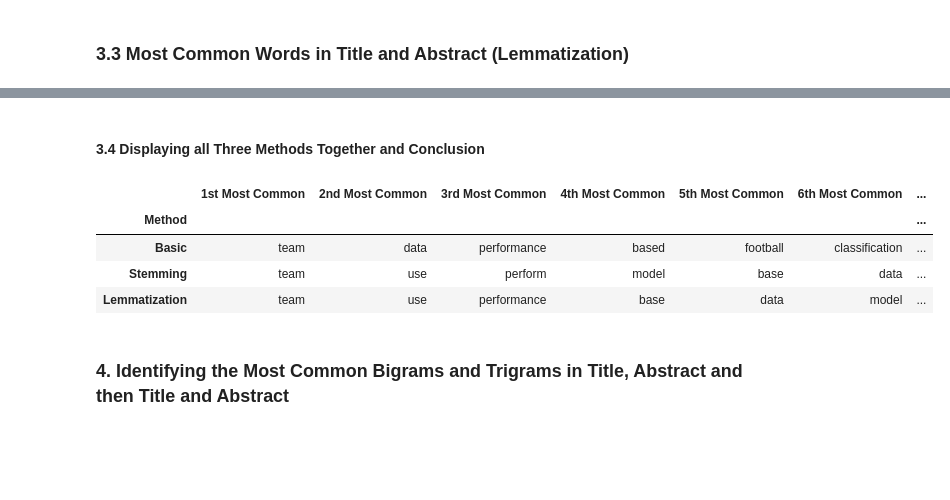
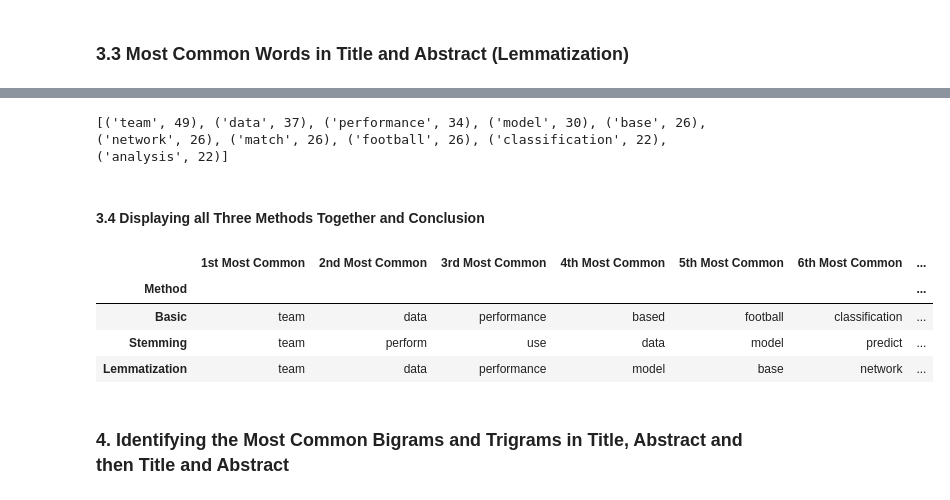
Before and after one commit to Matt17BR/ml4ds2324_topic_modeling, a Jupyter notebook: scripts/topic_modeling.ipynb, the cells around one changed output, grey strips where cells are left out. Drawn from its saved outputs; the diff is of its cells as text; code cells hidden in the pictures; blank space fills up the shorter version.

```diff
--- a/scripts/topic_modeling.ipynb
+++ b/scripts/topic_modeling.ipynb
@@ -429,41 +272,24 @@ print(most_common_words_lemm_TA)
+# %%
+#Preprocessing the abstracts and counting
+cleaned_texts = lemma_preproc(combined_texts)
+word_counts = Counter(cleaned_texts)
+words_lemm_TA = word_counts.most_common(10)
+
+print(words_lemm_TA)
+# %% [output]
+[('team', 49), ('data', 37), ('performance', 34), ('model', 30), ('base', 26), ('network', 26), ('match', 26), ('football', 26), ('classification', 22), ('analysis', 22)]
 # %% [markdown]
 #### 3.4 Displaying all Three Methods Together and Conclusion
-# %%
-#Using pandas for displaying the results side by side in a table for ease of comparison
-results_df = pd.DataFrame({
-    'Method': ['Basic', 'Stemming', 'Lemmatization'],
-    '1st Most Common': [most_common_words_basic_TA[0][0], most_common_words_stemming_TA[0][0], most_common_words_lemm_TA[0][0]],
-    '2nd Most Common': [most_common_words_basic_TA[1][0], most_common_words_stemming_TA[1][0], most_common_words_lemm_TA[1][0]],
-    '3rd Most Common': [most_common_words_basic_TA[2][0], most_common_words_stemming_TA[2][0], most_common_words_lemm_TA[2][0]],
-    '4th Most Common': [most_common_words_basic_TA[3][0], most_common_words_stemming_TA[3][0], most_common_words_lemm_TA[3][0]],
-    '5th Most Common': [most_common_words_basic_TA[4][0], most_common_words_stemming_TA[4][0], most_common_words_lemm_TA[4][0]],
-    '6th Most Common': [most_common_words_basic_TA[5][0], most_common_words_stemming_TA[5][0], most_common_words_lemm_TA[5][0]],
-    '7th Most Common': [most_common_words_basic_TA[6][0], most_common_words_stemming_TA[6][0], most_common_words_lemm_TA[6][0]],
-    '8th Most Common': [most_common_words_basic_TA[7][0], most_common_words_stemming_TA[7][0], most_common_words_lemm_TA[7][0]],
-    '9th Most Common': [most_common_words_basic_TA[8][0], most_common_words_stemming_TA[8][0], most_common_words_lemm_TA[8][0]],
-    '10th Most Common': [most_common_words_basic_TA[9][0], most_common_words_stemming_TA[9][0], most_common_words_lemm_TA[9][0]]
-})
-results_df.set_index('Method', inplace=True)
-
-#Applying basic styling
-styled_df = results_df.style.set_properties(**{
-    'background-color': 'white',  #Background color
-    'color': 'black',             #Font color
-    'border-color': 'black',      #Border color
-    'border-style': 'solid',      #Border style
-    'border-width': '1px'         #Border width
-}).set_table_styles([{
-    'selector': 'th',
-    'props': [('background-color', '#f4f4f4'), ('color', 'black')]  #Header styling
-}])
-
-styled_df
-# %% [output]
-|  | 1st Most Common | 2nd Most Common | 3rd Most Common | 4th Most Common | 5th Most Common | 6th Most Common | ... |
-| Method |  |  |  |  |  |  | ... |
-| Basic | team | data | performance | based | football | classification | ... |
-| Stemming | team | use | perform | model | base | data | ... |
-| Lemmatization | team | use | performance | base | data | model | ... |
+# %%
+TA_results = results_df(words_basic_TA, words_stemming_TA, words_lemm_TA)
+
+TA_results
+# %% [output]
+|  | 1st Most Common | 2nd Most Common | 3rd Most Common | 4th Most Common | 5th Most Common | 6th Most Common | ... |
+| Method |  |  |  |  |  |  | ... |
+| Basic | team | data | performance | based | football | classification | ... |
+| Stemming | team | perform | use | data | model | predict | ... |
+| Lemmatization | team | data | performance | model | base | network | ... |
 # %% [markdown]
 ### 4. Identifying the Most Common Bigrams and Trigrams in Title, Abstract and then Title and Abstract
 # %% [markdown]
```
Also changed, not shown: parts of 22 cells of this notebook, 6 other files.
